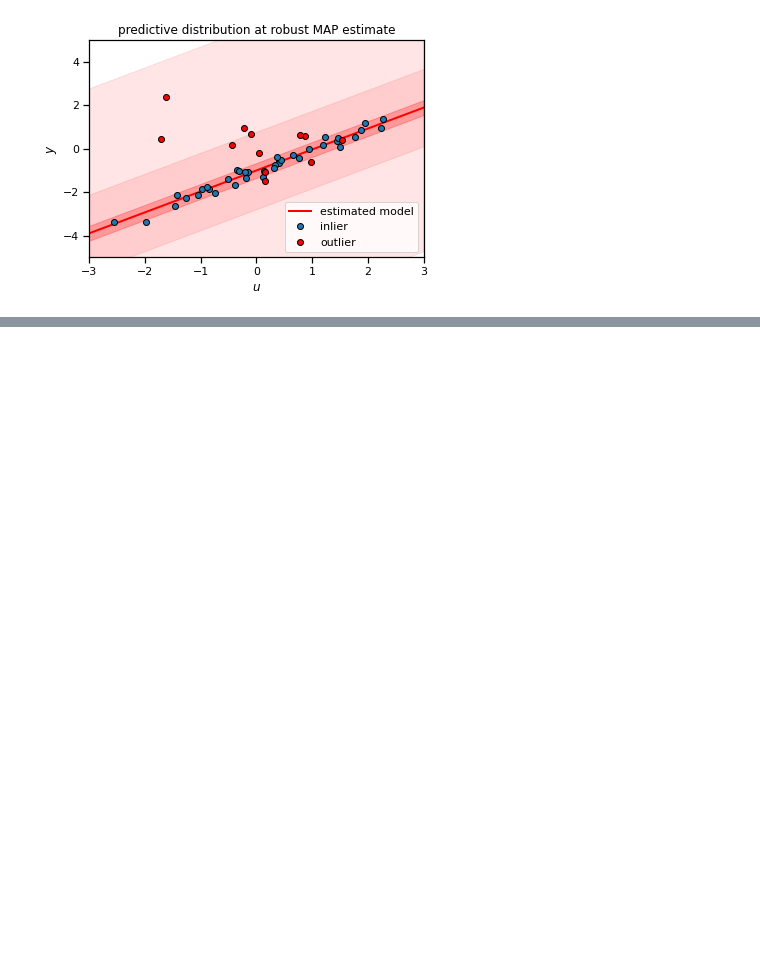
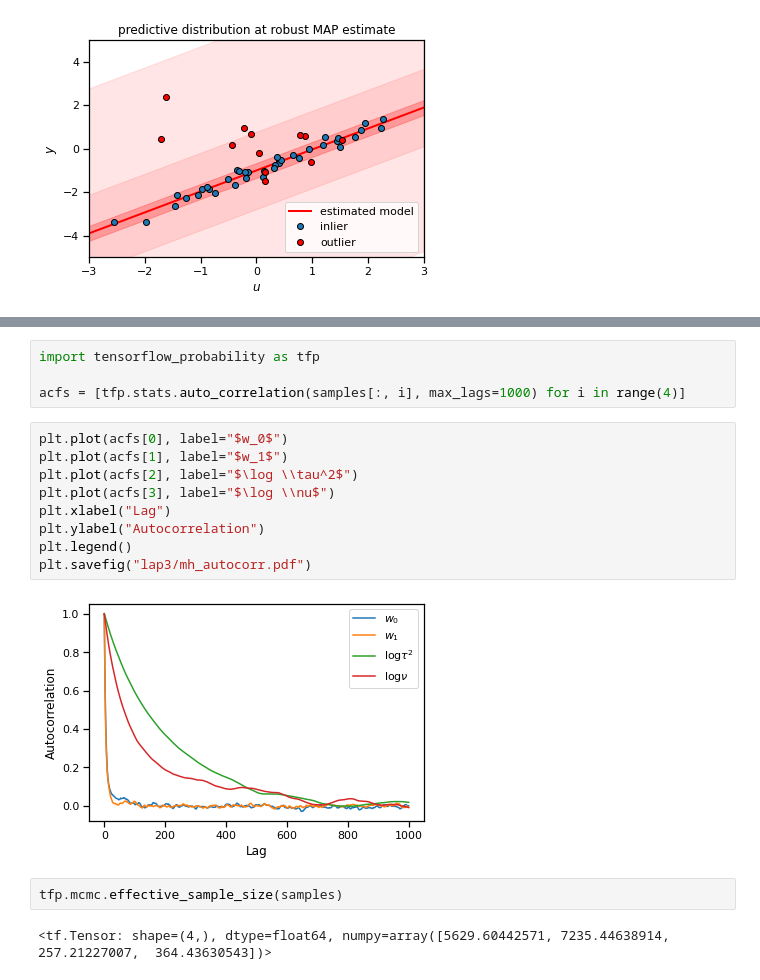
Before and after one commit to slinderman/stats271sp2021, a Jupyter notebook: notebooks/Lap_3_Robust_regression.ipynb, the cells around one changed output, grey strips where cells are left out. Drawn from its saved outputs; the diff is of its cells as text; blank space fills up the shorter version.

```diff
--- a/notebooks/Lap_3_Robust_regression.ipynb
+++ b/notebooks/Lap_3_Robust_regression.ipynb
@@ -436,0 +545,19 @@ plt.savefig("lap3/robust_map_pred.pdf")
+# %%
+import tensorflow_probability as tfp
+
+acfs = [tfp.stats.auto_correlation(samples[:, i], max_lags=1000) for i in range(4)]
+# %%
+plt.plot(acfs[0], label="$w_0$")
+plt.plot(acfs[1], label="$w_1$")
+plt.plot(acfs[2], label="$\log \\tau^2$")
+plt.plot(acfs[3], label="$\log \\nu$")
+plt.xlabel("Lag")
+plt.ylabel("Autocorrelation")
+plt.legend()
+plt.savefig("lap3/mh_autocorr.pdf")
+# %% [output]
+[figure, added]
+# %%
+tfp.mcmc.effective_sample_size(samples)
+# %% [output]
+<tf.Tensor: shape=(4,), dtype=float64, numpy=array([5629.60442571, 7235.44638914,  257.21227007,  364.43630543])>
```
Also changed, not shown: parts of 7 cells of this notebook, 13 other files.
